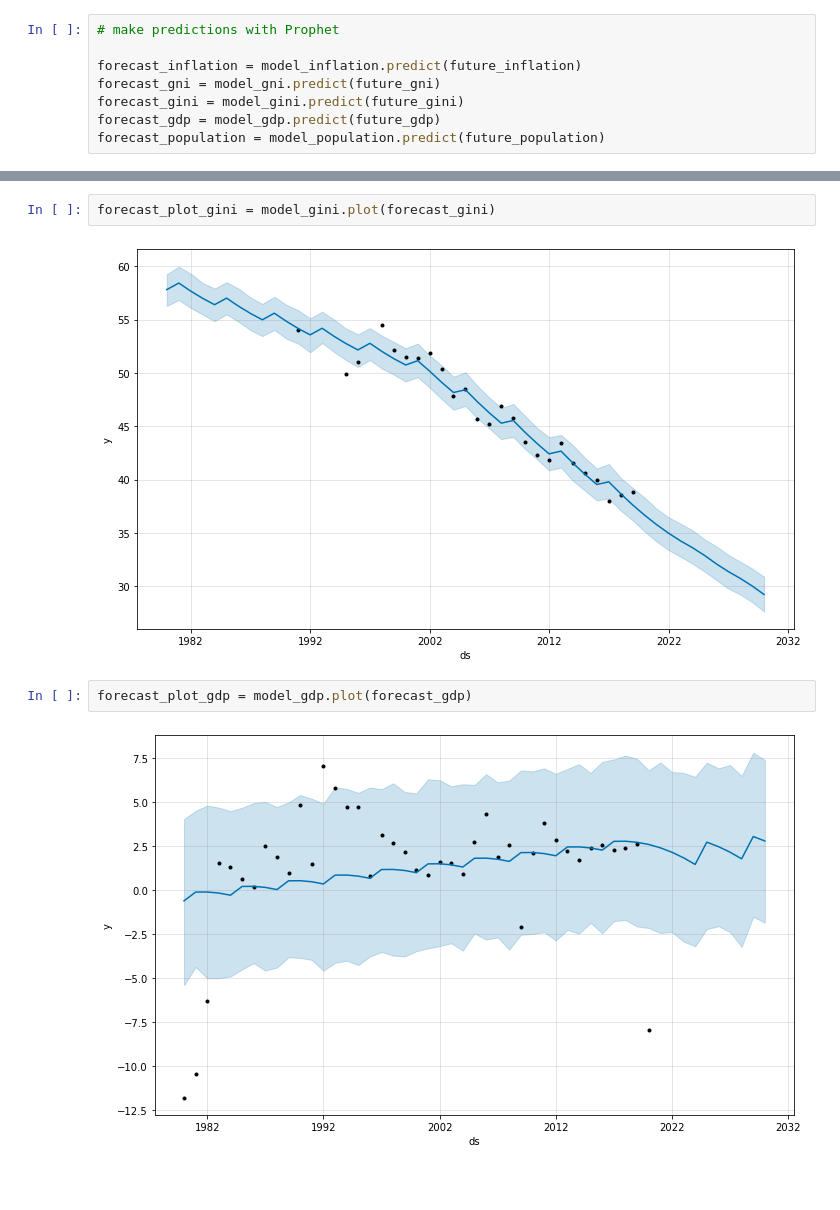
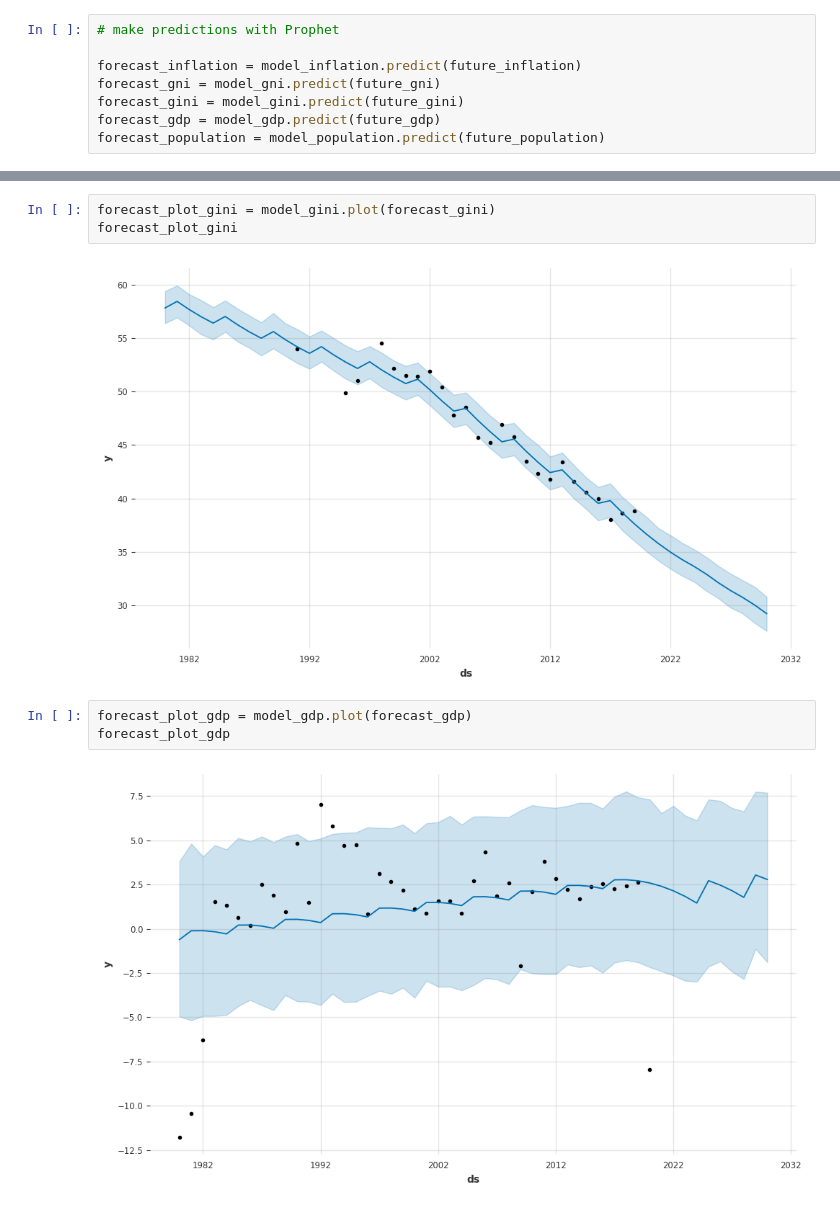
Before and after one commit to talibkateeb/El-Salvador-Financial-Study, a Jupyter notebook: ELSL_Financial_Study.ipynb, the cells around one changed output, grey strips where cells are left out. Cells and saved outputs as stored; diff of their text form; blank space fills up the shorter version.

```diff
--- a/ELSL_Financial_Study.ipynb
+++ b/ELSL_Financial_Study.ipynb
@@ -120,10 +122,12 @@ forecast_plot_gni = model_gni.plot(forecast_gni)
 # %%
 forecast_plot_gini = model_gini.plot(forecast_gini)
+forecast_plot_gini
 # %% [output]
-[figure, old version]
+[figure, new version]
 # %%
 forecast_plot_gdp = model_gdp.plot(forecast_gdp)
+forecast_plot_gdp
 # %% [output]
-[figure, old version]
+[figure, new version]
 # %%
 forecast_plot_population = model_population.plot(forecast_population)
```
Also changed, not shown: parts of 14 cells of this notebook.
